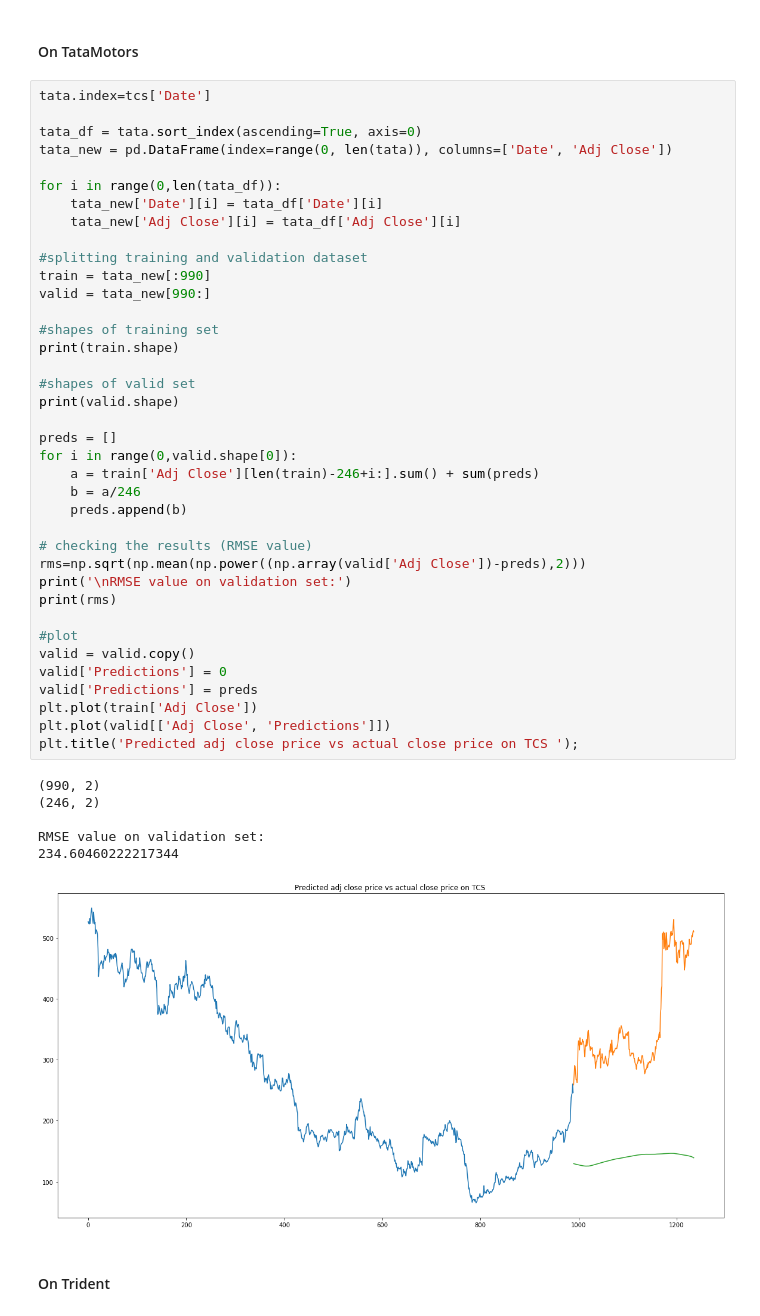
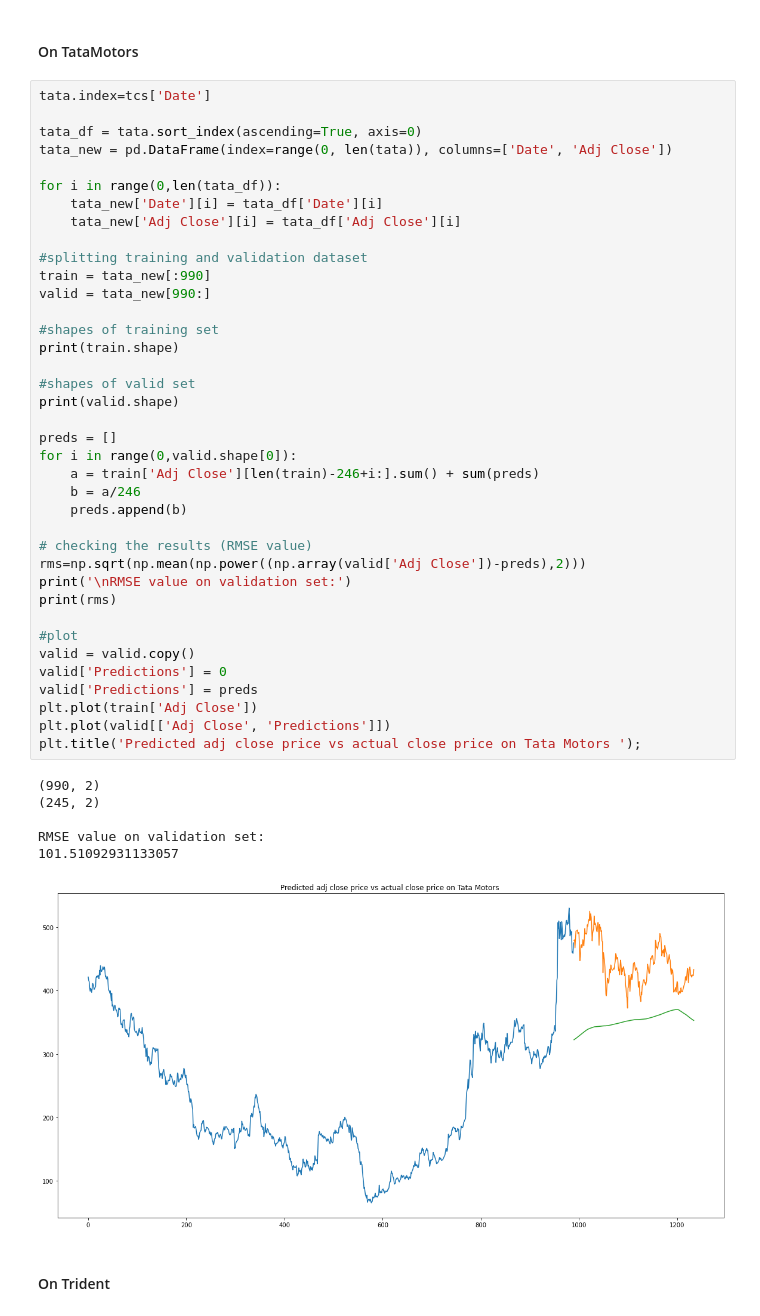
Before and after one commit to sumittttttt/Stock-market-prediction-and-screener, a Jupyter notebook: model_comparison.ipynb, the cells around one changed output. Drawn from its saved outputs; the diff is of its cells as text.

```diff
--- a/model_comparison.ipynb
+++ b/model_comparison.ipynb
@@ -122,37 +122,37 @@ for i in range(0,len(tata_df)):
 train = tata_new[:990]
 valid = tata_new[990:]
 
 #shapes of training set
 print(train.shape)
 
 #shapes of valid set
 print(valid.shape)
 
 preds = []
 for i in range(0,valid.shape[0]):
     a = train['Adj Close'][len(train)-246+i:].sum() + sum(preds)
     b = a/246
     preds.append(b)
 
 # checking the results (RMSE value)
 rms=np.sqrt(np.mean(np.power((np.array(valid['Adj Close'])-preds),2)))
 print('\nRMSE value on validation set:')
 print(rms)
 
 #plot
 valid = valid.copy()
 valid['Predictions'] = 0
 valid['Predictions'] = preds
 plt.plot(train['Adj Close'])
 plt.plot(valid[['Adj Close', 'Predictions']])
-plt.title('Predicted adj close price vs actual close price on TCS ');
+plt.title('Predicted adj close price vs actual close price on Tata Motors ');
 # %% [output]
 (990, 2)
-(246, 2)
+(245, 2)
 
 RMSE value on validation set:
-234.60460222217344
+101.51092931133057
-[figure, old version]
+[figure, new version]
 # %% [markdown]
 #### On Trident
 # %%
```
Also changed, not shown: parts of 12 cells of this notebook.
